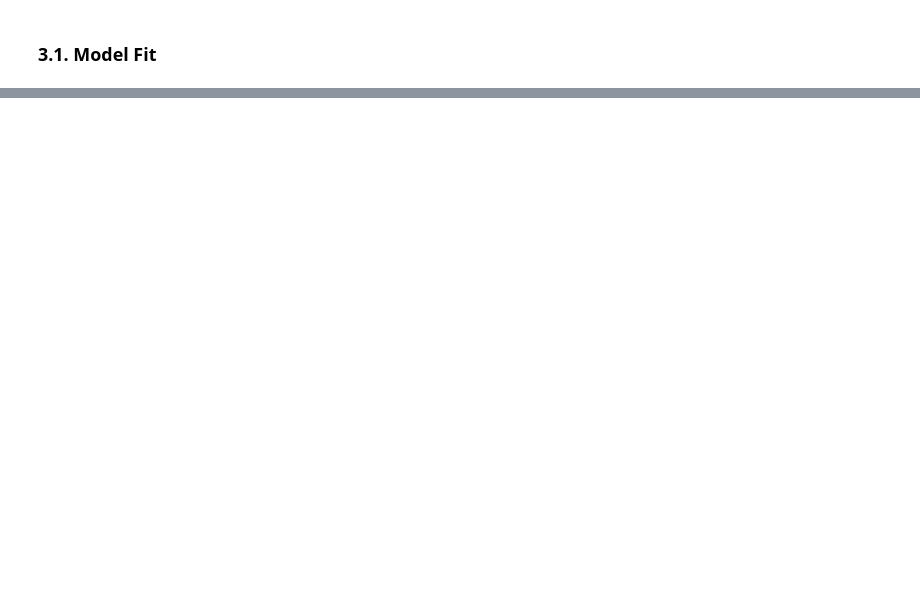
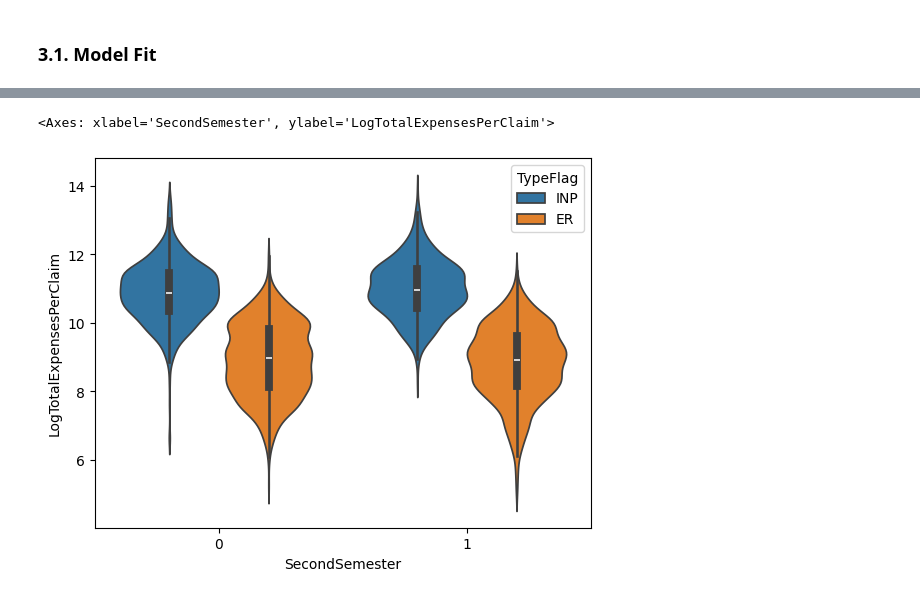
Before and after one commit to thousandoaks/Maths4DS-III, a Jupyter notebook: notebooks/HealthcareLab_Pool_CrossSectionalModels.ipynb, the cells around one changed output, grey strips where cells are left out. Cells and saved outputs as stored; diff of their text form; code cells hidden in the pictures; blank space fills up the shorter version.

```diff
--- a/notebooks/HealthcareLab_Pool_CrossSectionalModels.ipynb
+++ b/notebooks/HealthcareLab_Pool_CrossSectionalModels.ipynb
@@ -276,0 +238,5 @@ $ log(TotalExpensesPerClaim)=8.98-0.088*County_{425a37b2}-0.021*County_{89e38653
+# %%
+sns.violinplot(data=HealthCareDataSetGroupedByMedicalClaim, hue="TypeFlag", y="LogTotalExpensesPerClaim", x="SecondSemester")
+# %% [output]
+<Axes: xlabel='SecondSemester', ylabel='LogTotalExpensesPerClaim'>
+[figure, added]
```
Also changed, not shown: parts of 20 cells of this notebook.
